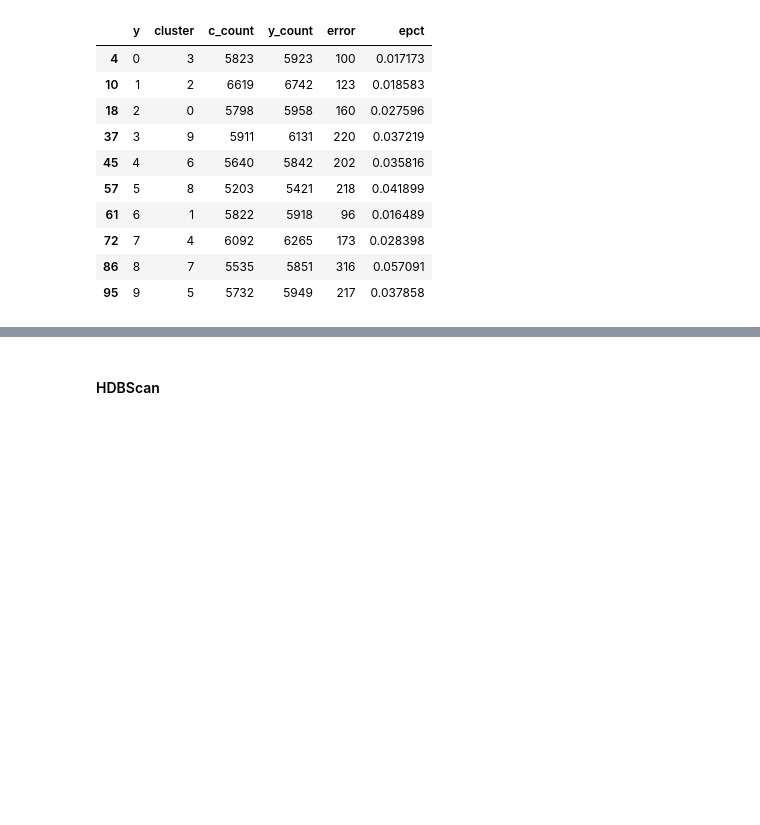
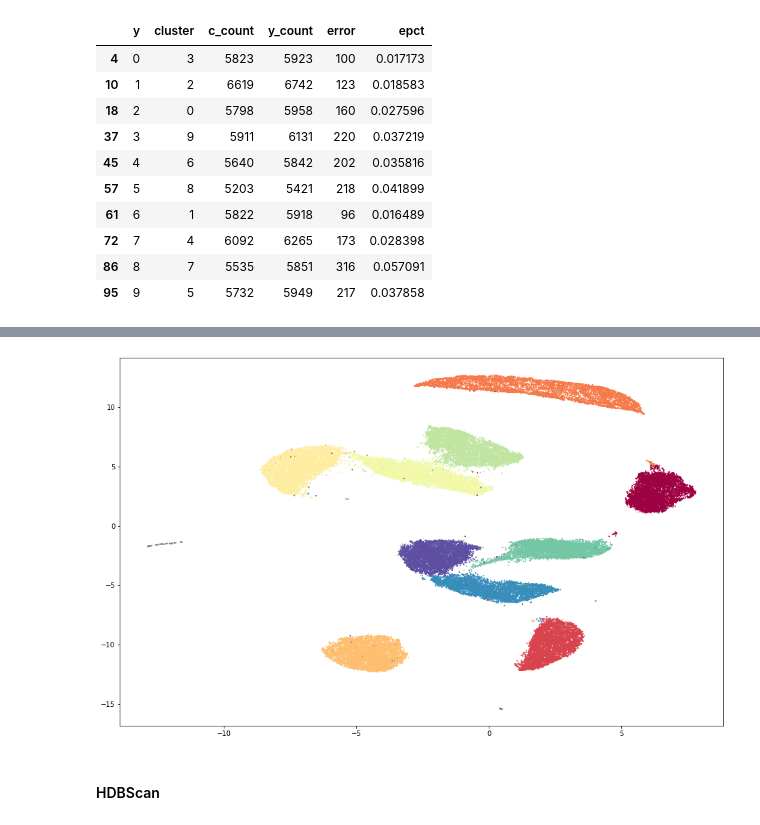
Before and after one commit to botkop/mnist-embedding, a Jupyter notebook: notebooks/mnist-embedding-autoencoder.ipynb, the cells around one changed output, grey strips where cells are left out. Drawn from its saved outputs; the diff is of its cells as text; code cells hidden in the pictures; blank space fills up the shorter version.

```diff
--- a/notebooks/mnist-embedding-autoencoder.ipynb
+++ b/notebooks/mnist-embedding-autoencoder.ipynb
@@ -485,3 +539,18 @@ plt.scatter(tsne_results[clustered, 0],
+# %%
+plt.figure(figsize=(16,10))
+clustered = (labels >= 0)
+plt.scatter(standard_embedding[~clustered, 0],
+            standard_embedding[~clustered, 1],
+            c=[(0.5, 0.5, 0.5)],
+            s=1,
+            alpha=0.5)
+plt.scatter(standard_embedding[clustered, 0],
+            standard_embedding[clustered, 1],
+            c=labels[clustered],
+            s=1,
+            cmap='Spectral');
+# %% [output]
+[figure, added]
 # %% [markdown]
 #### HDBScan
 # %%
```
Also changed, not shown: parts of 11 cells of this notebook.
